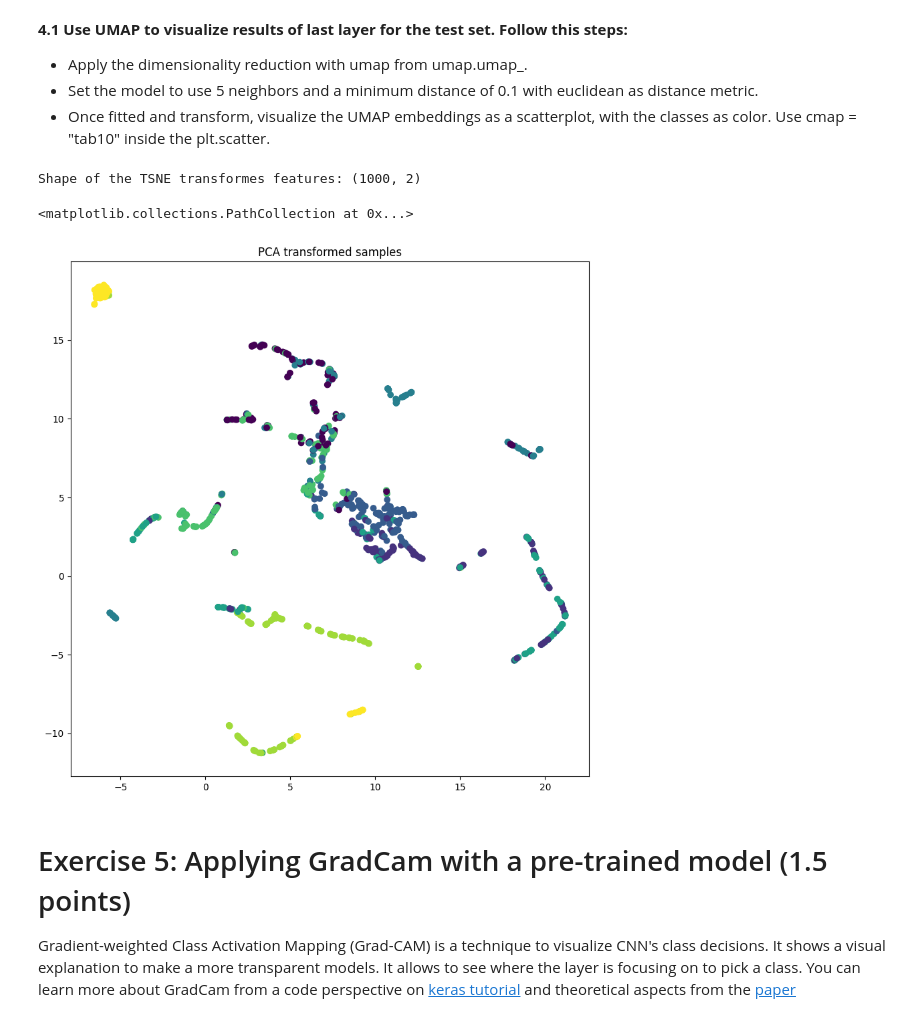
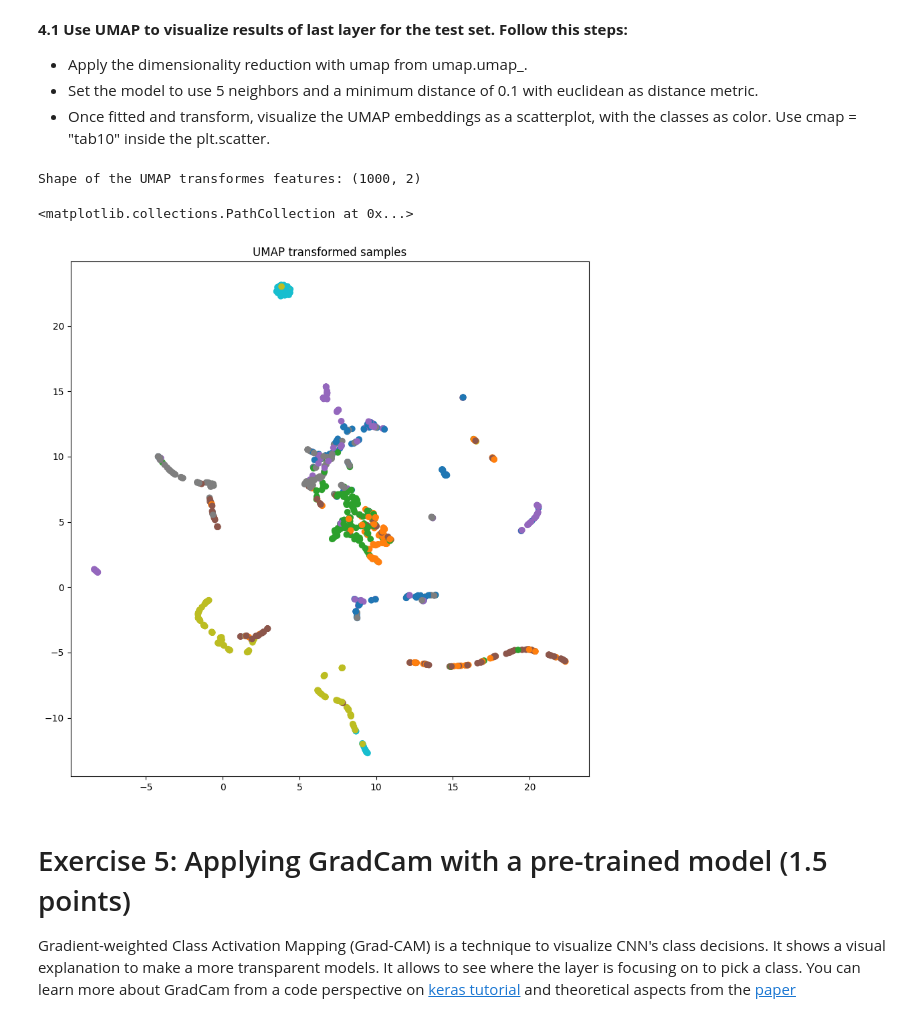
Before and after one commit to MarioROT/CV-MAI, a Jupyter notebook: Session 8/lab_08_2_Visual_Explanations_GradCam.ipynb, the cells around one changed output. Saved outputs shown, nothing was run; the diff lists cells and outputs as text; code cells hidden in the pictures.

```diff
--- a/Session 8/lab_08_2_Visual_Explanations_GradCam.ipynb
+++ b/Session 8/lab_08_2_Visual_Explanations_GradCam.ipynb
@@ -197,17 +206,17 @@ Shape of the TSNE transformes features: (1000, 2)
 # %%
 # solution
 import umap.umap_ as umap
 
 umap_transformed = umap.UMAP(5).fit_transform(extracted_features)
 print(f'Shape of the UMAP transformes features: {umap_transformed.shape}')
 
 cg = custom_grids([], use_grid_spec=False)
 cg.show()
-cg.add_plot('UMAP transformed samples').scatter(umap_transformed[:,0], umap_transformed[:,1], c=list(encoded_y))
+cg.add_plot('UMAP transformed samples').scatter(umap_transformed[:,0], umap_transformed[:,1], c=list(encoded_y), cmap="tab10")
 # %% [output]
-Shape of the TSNE transformes features: (1000, 2)
+Shape of the UMAP transformes features: (1000, 2)
 <matplotlib.collections.PathCollection at 0x...>
-[figure, old version]
+[figure, new version]
 # %% [markdown]
 # Exercise 5: Applying GradCam with a pre-trained model (1.5 points)
 
```
Also changed, not shown: parts of 19 cells of this notebook.
